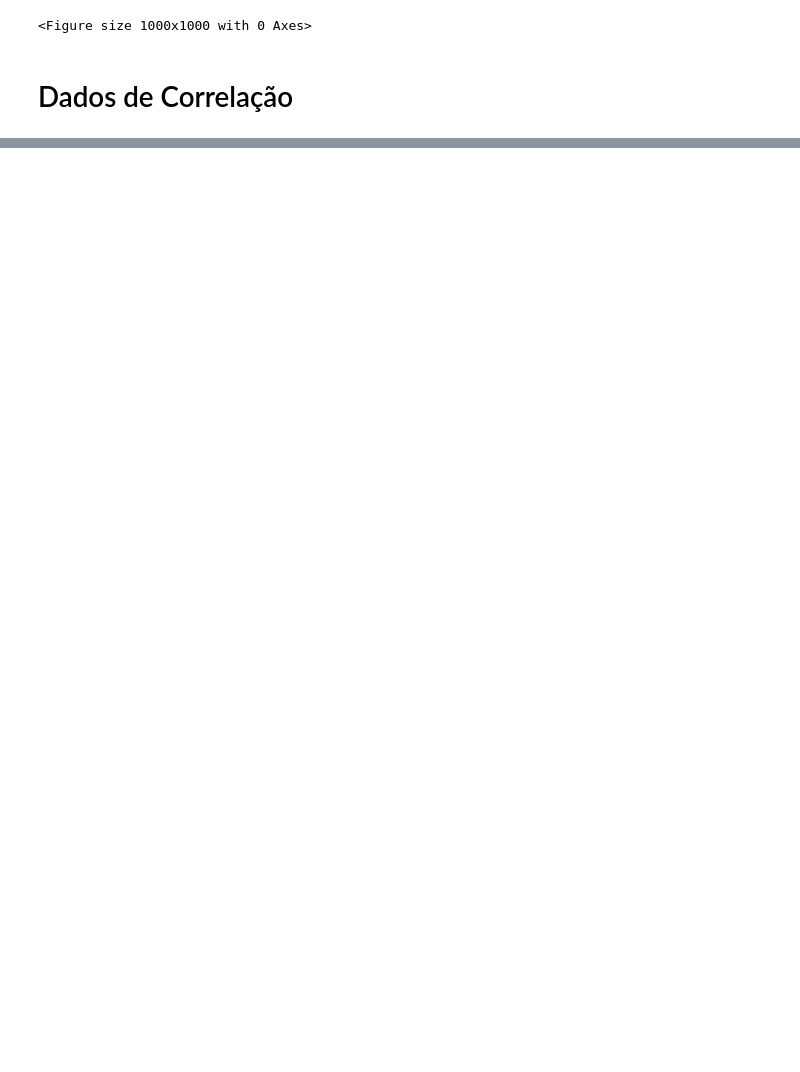
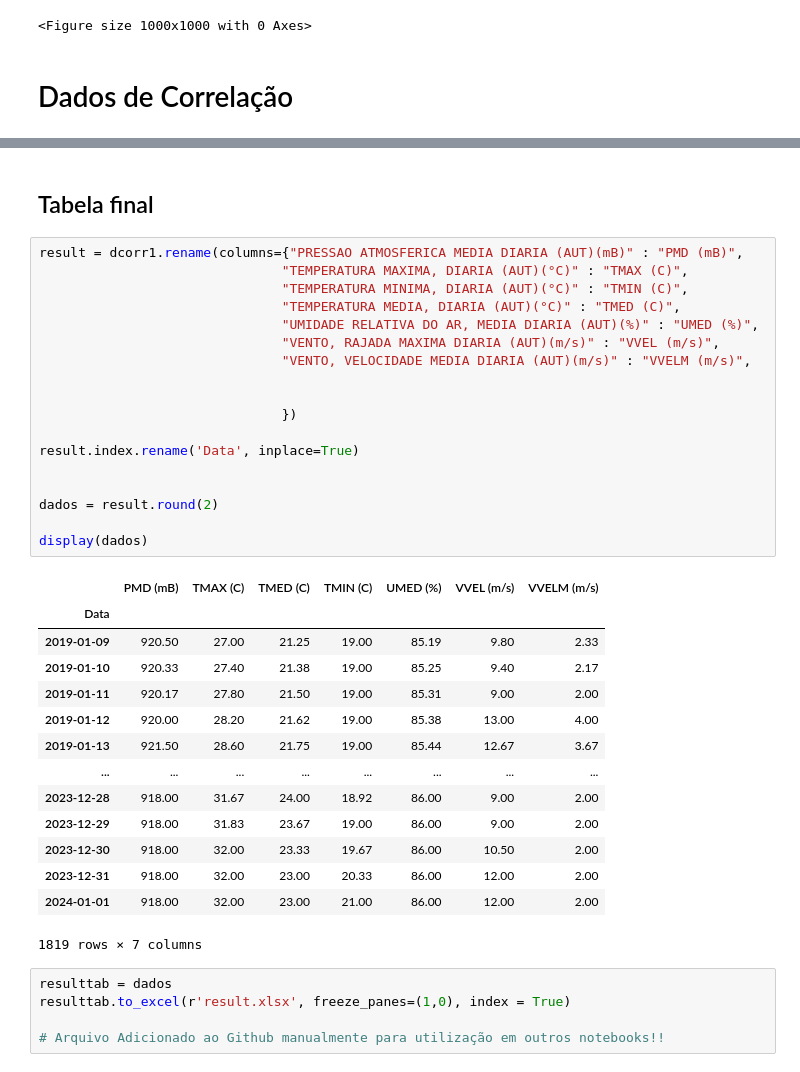
Before and after one commit to big-data-project-drffw/bd-weather-prev, a Jupyter notebook: Notebook1.ipynb, the cells around one changed output, grey strips where cells are left out. Drawn from its saved outputs; the diff is of its cells as text; blank space fills up the shorter version.

```diff
--- a/Notebook1.ipynb
+++ b/Notebook1.ipynb
@@ -256,0 +261,40 @@ display(corr1)
+# %% [markdown]
+## Tabela final
+# %%
+result = dcorr1.rename(columns={"PRESSAO ATMOSFERICA MEDIA DIARIA (AUT)(mB)" : "PMD (mB)",
+                               "TEMPERATURA MAXIMA, DIARIA (AUT)(°C)" : "TMAX (C)",
+                               "TEMPERATURA MINIMA, DIARIA (AUT)(°C)" : "TMIN (C)",
+                               "TEMPERATURA MEDIA, DIARIA (AUT)(°C)" : "TMED (C)",
+                               "UMIDADE RELATIVA DO AR, MEDIA DIARIA (AUT)(%)" : "UMED (%)",
+                               "VENTO, RAJADA MAXIMA DIARIA (AUT)(m/s)" : "VVEL (m/s)",
+                               "VENTO, VELOCIDADE MEDIA DIARIA (AUT)(m/s)" : "VVELM (m/s)",
+
+
+                               })
+
+result.index.rename('Data', inplace=True)
+
+
+dados = result.round(2)
+
+display(dados)
+# %% [output]
+|  | PMD (mB) | TMAX (C) | TMED (C) | TMIN (C) | UMED (%) | VVEL (m/s) | VVELM (m/s) |
+| Data |  |  |  |  |  |  |  |
+| 2019-01-09 | 920.50 | 27.00 | 21.25 | 19.00 | 85.19 | 9.80 | 2.33 |
+| 2019-01-10 | 920.33 | 27.40 | 21.38 | 19.00 | 85.25 | 9.40 | 2.17 |
+| 2019-01-11 | 920.17 | 27.80 | 21.50 | 19.00 | 85.31 | 9.00 | 2.00 |
+| 2019-01-12 | 920.00 | 28.20 | 21.62 | 19.00 | 85.38 | 13.00 | 4.00 |
+| 2019-01-13 | 921.50 | 28.60 | 21.75 | 19.00 | 85.44 | 12.67 | 3.67 |
+| ... | ... | ... | ... | ... | ... | ... | ... |
+| 2023-12-28 | 918.00 | 31.67 | 24.00 | 18.92 | 86.00 | 9.00 | 2.00 |
+| 2023-12-29 | 918.00 | 31.83 | 23.67 | 19.00 | 86.00 | 9.00 | 2.00 |
+| 2023-12-30 | 918.00 | 32.00 | 23.33 | 19.67 | 86.00 | 10.50 | 2.00 |
+| 2023-12-31 | 918.00 | 32.00 | 23.00 | 20.33 | 86.00 | 12.00 | 2.00 |
+| 2024-01-01 | 918.00 | 32.00 | 23.00 | 21.00 | 86.00 | 12.00 | 2.00 |
+1819 rows × 7 columns
+# %%
+resulttab = dados
+resulttab.to_excel(r'result.xlsx', freeze_panes=(1,0), index = True)
+
+# Arquivo Adicionado ao Github manualmente para utilização em outros notebooks!!
```
Also changed, not shown: parts of 7 cells of this notebook.
